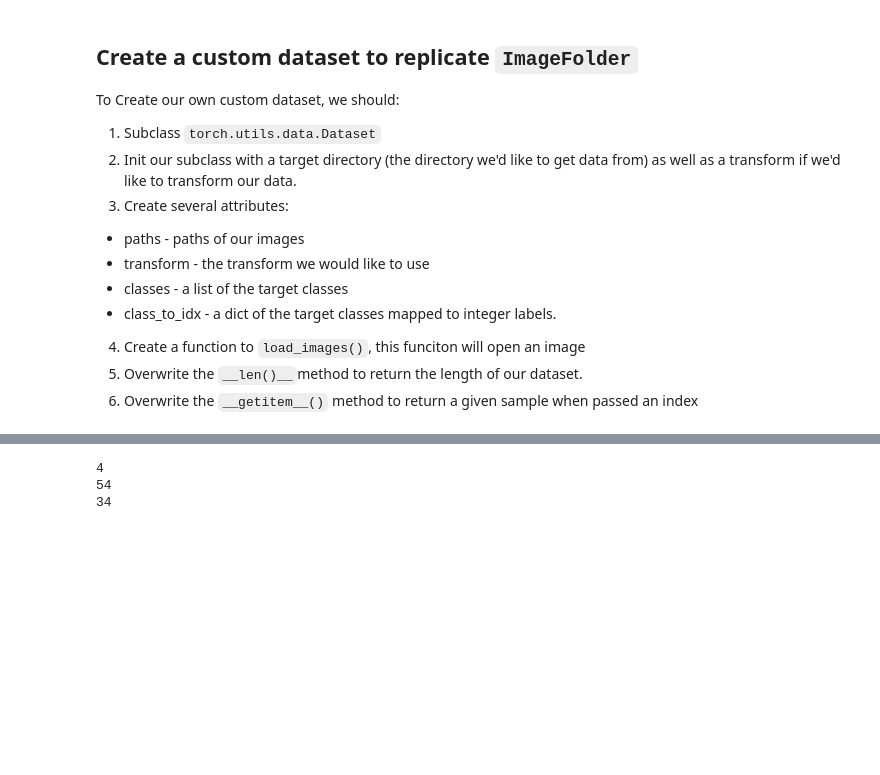
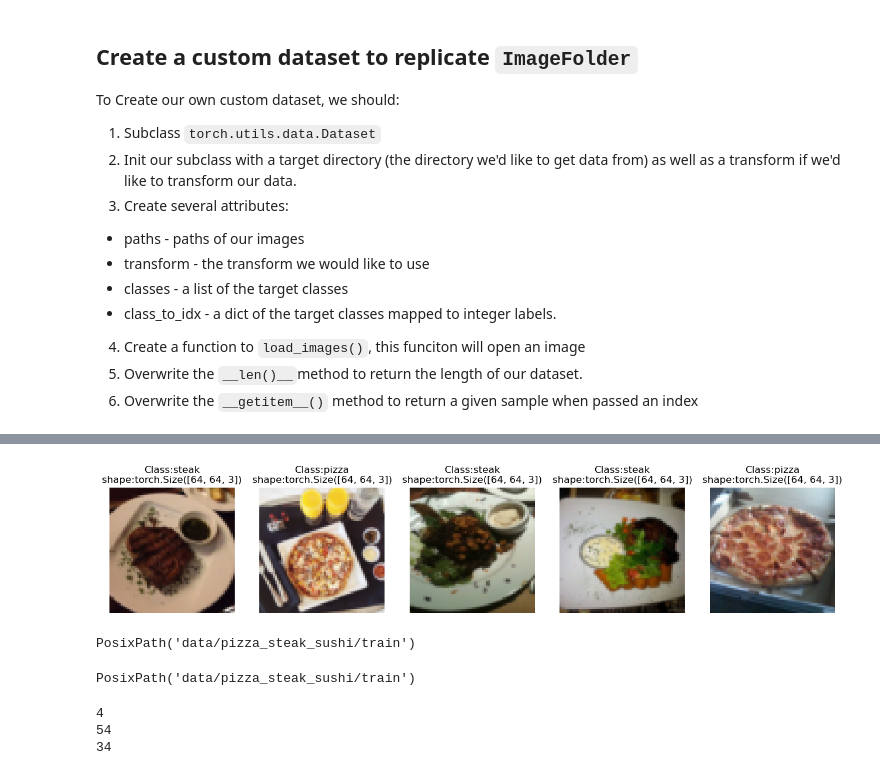
Before and after one commit to Tinonturja/PyTorch-Basics-with-Computer-Vision, a Jupyter notebook: Custom Dataset.ipynb, the cells around one changed output, grey strips where cells are left out. Cells and saved outputs as stored; diff of their text form; code cells hidden in the pictures; blank space fills up the shorter version.

Commit message:
Display random images

```diff
--- a/Custom Dataset.ipynb
+++ b/Custom Dataset.ipynb
@@ -622,3 +727,20 @@ class ImageFolderCustomDataset(Dataset):
+# %%
+# Display random images from the ImageFolder created Dataset
+
+display_random_images(train_data,
+                     classes = class_names,
+                     n=5,
+                     seed = None)
+# %% [output]
+[figure, added]
+# %%
+train_dir
+# %% [output]
+PosixPath('data/pizza_steak_sushi/train')
+# %%
+pathlib.Path(train_dir)
+# %% [output]
+PosixPath('data/pizza_steak_sushi/train')
 # %%
 ls = [1,2,34,4,5,6,7,7,8,983,54]
 rand_item = random.sample(ls,k=3)
```
Also changed, not shown: parts of 13 cells of this notebook.
